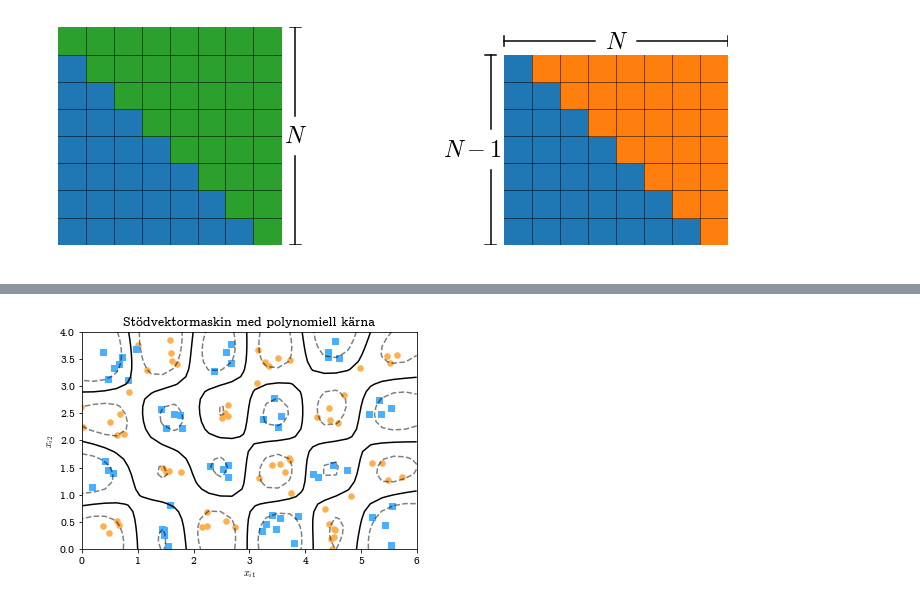
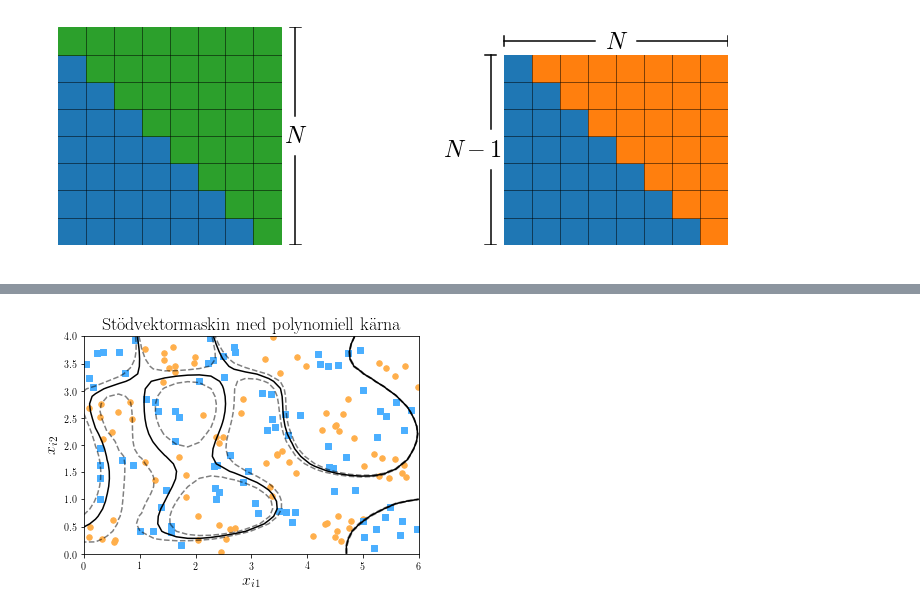
Before and after one commit to oscargranlund/kandidat, a Jupyter notebook: Figurer.ipynb, the cells around one changed output, grey strips where cells are left out. Cells and saved outputs as stored; diff of their text form; code cells hidden in the pictures.

```diff
--- a/Figurer.ipynb
+++ b/Figurer.ipynb
@@ -10,7 +10,10 @@ import matplotlib.ticker as ticker
 import matplotlib.patches as patches
 import random
 
-plt.rcParams["font.family"] = 'CMU Concrete'
+plt.rcParams["text.usetex"] = 'true'
+plt.rcParams['text.latex.unicode'] = 'true'
+plt.rcParams['font.family'] = 'Computer Modern Roman'
+#plt.rcParams["font.family"] = 'CMU Concrete'
 # %%
 X, y = make_blobs(n_samples=20, centers=2, random_state=6)
 clf = svm.SVC(kernel='linear', C=1000)
@@ -339,10 +352,10 @@ pp.close()
 <Figure size 432x288 with 0 Axes>
 [figure]
 # %%
-n=25
+n=100
 xmax=6
 ymax=4
-K=4
+K=3
 X=[]
 y=[]
 for k in range(K):
@@ -363,8 +376,8 @@ for i in range(K*xmax*ymax,K*xmax*ymax+n):
 # %%
 #X, y = make_blobs(n_samples=n, centers=2, random_state=2, cluster_std=2)
 X = np.reshape(X, newshape=(n+K*xmax*ymax,2))
-C = 10
-clf = svm.SVC(kernel='rbf', C=C, gamma=1)
+C = 100
+clf = svm.SVC(kernel='rbf', C=C, gamma=2)
 #clf = svm.SVC(kernel='linear', C=C)
 #clf = svm.SVC(kernel='poly', C=C, degree=32)
 clf.fit(X, y)
@@ -399,9 +412,10 @@ ax.contour(XX, YY, Z, colors='k', levels=[-1,1], alpha=0.5,
            linestyles=['--'])
 ax.contour(XX, YY, Z, colors='k', levels=[0], alpha=1,
            linestyles=['-'])
-plt.xlabel(r'$x_{i1}$')
-plt.ylabel(r'$x_{i2}$')
-plt.title("Stödvektormaskin med Gaussisk kärna")
+plt.xlabel(r'$x_{i1}$', fontsize=16)
+plt.ylabel(r'$x_{i2}$', fontsize=16)
+t = u'Stödvektormaskin med Gaussisk kärna'
+plt.title(t, fontsize=18)
 #plt.show()
 
 pp = PdfPages('KandFigur6.pdf')
@@ -412,10 +426,13 @@ pp.close()
 # %%
 #X, y = make_blobs(n_samples=n, centers=2, random_state=2, cluster_std=2)
 X = np.reshape(X, newshape=(n+K*xmax*ymax,2))
-C = 10
-clf = svm.SVC(kernel='rbf', C=C, gamma=1)
+C = 1
+d = 7
+c = 1
+#clf = svm.SVC(kernel='rbf', C=C, gamma=1)
 #clf = svm.SVC(kernel='linear', C=C)
-#clf = svm.SVC(kernel='poly', C=C, degree=32)
+
+clf = svm.SVC(kernel='poly', C=C, degree=d, coef0=c)
 clf.fit(X, y)
 
 X0, y0 = [], []
@@ -425,36 +442,37 @@ for i in range(n+K*xmax*ymax):
         X0.append(X[i, :])
         y0.append(y[i])
     else:
         X1.append(X[i, :])
         y1.append(y[i])
 X0 = np.reshape(X0, newshape=(len(X0),2))
 X1 = np.reshape(X1, newshape=(len(X1),2))
 
 plt.scatter(X0[:, 0], X0[:, 1], c="#ffaf4b", s=30, marker='o')
 plt.scatter(X1[:, 0], X1[:, 1], c="#4bafff", s=30, marker='s')
 ax = plt.gca()
 ax.set_xlim(left=0, right=6)
 ax.set_ylim(bottom=0, top=4)
 xlim = ax.get_xlim()
 ylim = ax.get_ylim()
 #ax.set_aspect('equal', 'datalim')
 
 xx = np.linspace(xlim[0], xlim[1], 30)
 yy = np.linspace(ylim[0], ylim[1], 30)
 YY, XX = np.meshgrid(yy, xx)
 xy = np.vstack([XX.ravel(), YY.ravel()]).T
 Z = clf.decision_function(xy).reshape(XX.shape)
 ax.contour(XX, YY, Z, colors='k', levels=[-1,1], alpha=0.5,
            linestyles=['--'])
 ax.contour(XX, YY, Z, colors='k', levels=[0], alpha=1,
            linestyles=['-'])
-plt.xlabel(r'$x_{i1}$')
-plt.ylabel(r'$x_{i2}$')
-plt.title("Stödvektormaskin med polynomiell kärna")
+plt.xlabel(r'$x_{i1}$', fontsize=16)
+plt.ylabel(r'$x_{i2}$', fontsize=16)
+t = "Stödvektormaskin med polynomiell kärna"
+plt.title(t, fontsize=18)
 #plt.show()
-
-pp = PdfPages('KandFigur7.pdf')
+t = 'KandFigur7C' + str(C) + 'd' + str(d) + 'coef' + str(c) + '.pdf'
+pp = PdfPages(t)
 plt.savefig(pp, format='pdf')
 pp.close()
 # %% [output]
-[figure, old version]
+[figure, new version]
```
Also changed, not shown: parts of 6 cells of this notebook, 7 other files.
